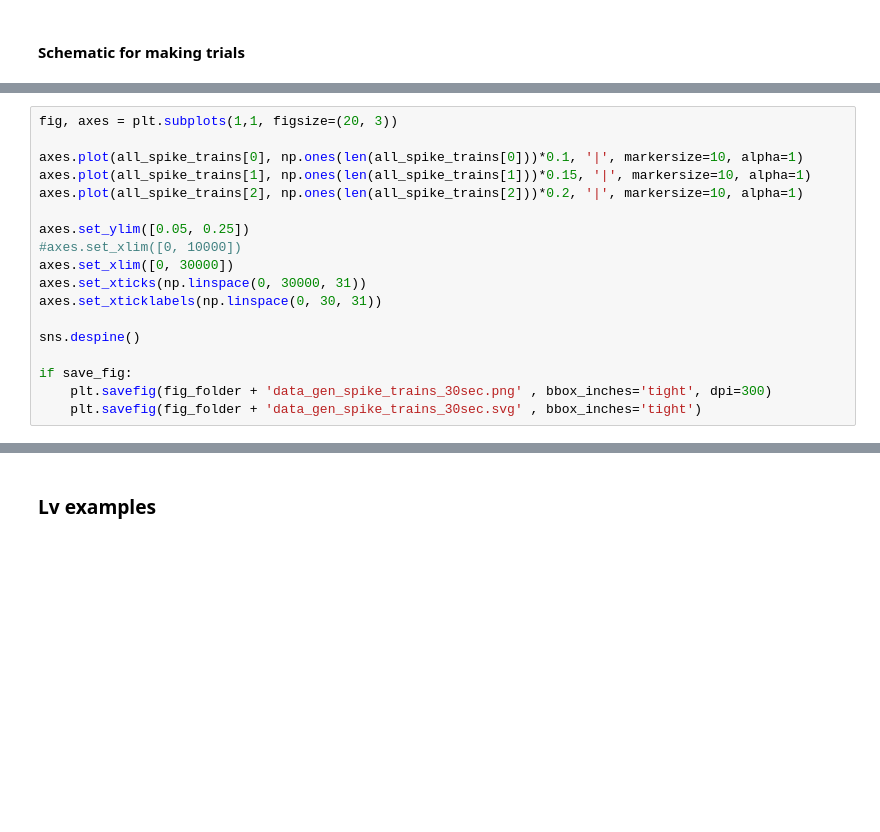
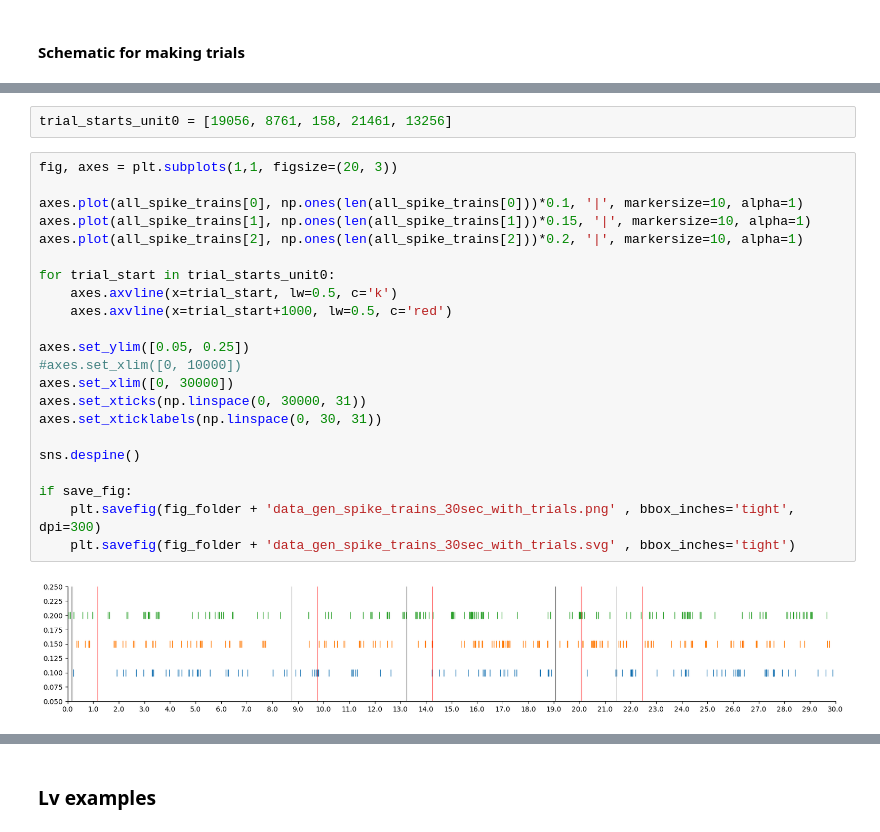
Before and after one commit to iinnpp/isttc, a Jupyter notebook: notebooks/synthetic/data_gen_examples.ipynb, the cells around one changed output, grey strips where cells are left out. Cells and saved outputs as stored; diff of their text form; blank space fills up the shorter version.

Commit message:
trials example fig

```diff
--- a/notebooks/synthetic/data_gen_examples.ipynb
+++ b/notebooks/synthetic/data_gen_examples.ipynb
@@ -187,18 +219,26 @@ for trial in range(num_trials):
+# %%
+trial_starts_unit0 = [19056, 8761, 158, 21461, 13256]
 # %%
 fig, axes = plt.subplots(1,1, figsize=(20, 3))
 
 axes.plot(all_spike_trains[0], np.ones(len(all_spike_trains[0]))*0.1, '|', markersize=10, alpha=1)
 axes.plot(all_spike_trains[1], np.ones(len(all_spike_trains[1]))*0.15, '|', markersize=10, alpha=1)
 axes.plot(all_spike_trains[2], np.ones(len(all_spike_trains[2]))*0.2, '|', markersize=10, alpha=1)
+
+for trial_start in trial_starts_unit0:
+    axes.axvline(x=trial_start, lw=0.5, c='k')
+    axes.axvline(x=trial_start+1000, lw=0.5, c='red')
 
 axes.set_ylim([0.05, 0.25])
 #axes.set_xlim([0, 10000])
 axes.set_xlim([0, 30000])
 axes.set_xticks(np.linspace(0, 30000, 31))
 axes.set_xticklabels(np.linspace(0, 30, 31))
 
 sns.despine()
 
 if save_fig:
-    plt.savefig(fig_folder + 'data_gen_spike_trains_30sec.png' , bbox_inches='tight', dpi=300)
-    plt.savefig(fig_folder + 'data_gen_spike_trains_30sec.svg' , bbox_inches='tight')
+    plt.savefig(fig_folder + 'data_gen_spike_trains_30sec_with_trials.png' , bbox_inches='tight', dpi=300)
+    plt.savefig(fig_folder + 'data_gen_spike_trains_30sec_with_trials.svg' , bbox_inches='tight')
+# %% [output]
+[figure, added]
```
Also changed, not shown: parts of 10 cells of this notebook.
